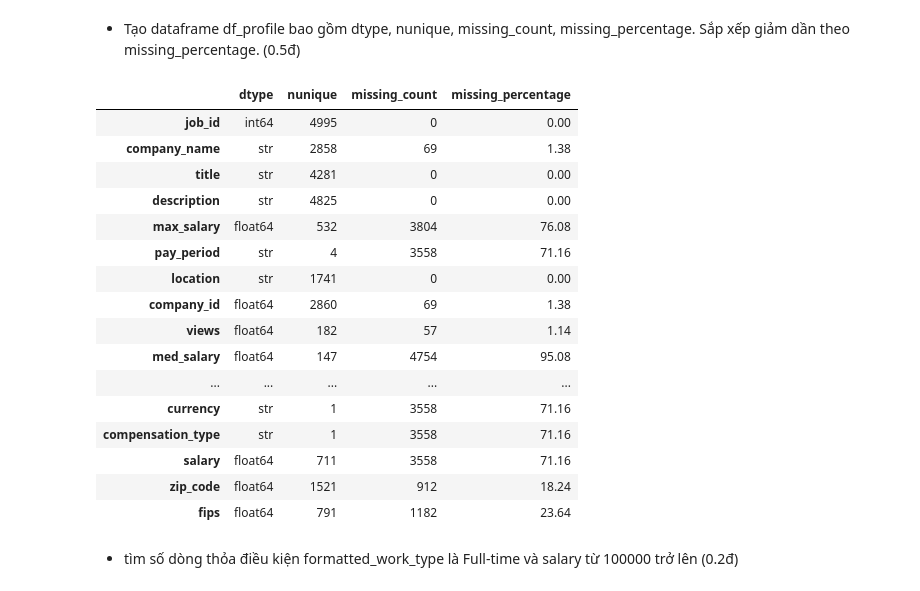
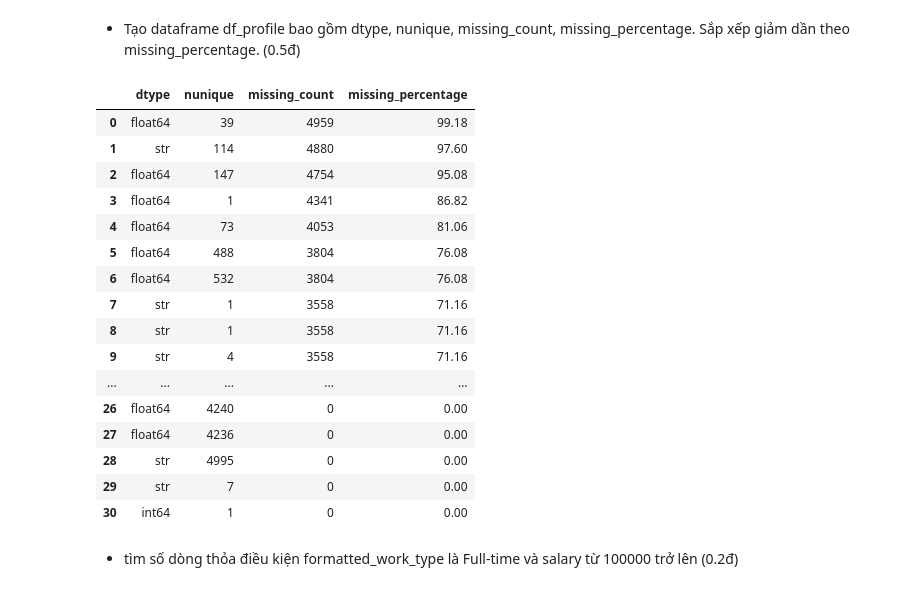
Before and after one commit to quoctuan0503/NguyenVuongQuocTuan_24740451_W5, a Jupyter notebook: STT_24738801_PhanChiThanh_37_2.ipynb, the cells around one changed output. Saved outputs shown, nothing was run; the diff lists cells and outputs as text; code cells hidden in the pictures.

```diff
--- a/STT_24738801_PhanChiThanh_37_2.ipynb
+++ b/STT_24738801_PhanChiThanh_37_2.ipynb
@@ -113,33 +113,34 @@ df.columns.tolist()
 # %%
 type =  df.dtypes
 nun = df.nunique()
 misscout = df.isnull().sum()
 missper =(df.isnull().sum() / len(df) )* 100
 df_profile = pd.DataFrame({
     'dtype': type,
     'nunique' : nun,
     'missing_count':misscout,
     'missing_percentage': missper
 })
+df_profile = (df_profile.sort_values(by='missing_percentage', ascending=False).reset_index(drop=True))
 df_profile
 # %% [output]
 |  | dtype | nunique | missing_count | missing_percentage |
-| job_id | int64 | 4995 | 0 | 0.00 |
-| company_name | str | 2858 | 69 | 1.38 |
-| title | str | 4281 | 0 | 0.00 |
-| description | str | 4825 | 0 | 0.00 |
-| max_salary | float64 | 532 | 3804 | 76.08 |
-| pay_period | str | 4 | 3558 | 71.16 |
-| location | str | 1741 | 0 | 0.00 |
-| company_id | float64 | 2860 | 69 | 1.38 |
-| views | float64 | 182 | 57 | 1.14 |
-| med_salary | float64 | 147 | 4754 | 95.08 |
+| 0 | float64 | 39 | 4959 | 99.18 |
+| 1 | str | 114 | 4880 | 97.60 |
+| 2 | float64 | 147 | 4754 | 95.08 |
+| 3 | float64 | 1 | 4341 | 86.82 |
+| 4 | float64 | 73 | 4053 | 81.06 |
+| 5 | float64 | 488 | 3804 | 76.08 |
+| 6 | float64 | 532 | 3804 | 76.08 |
+| 7 | str | 1 | 3558 | 71.16 |
+| 8 | str | 1 | 3558 | 71.16 |
+| 9 | str | 4 | 3558 | 71.16 |
 | ... | ... | ... | ... | ... |
-| currency | str | 1 | 3558 | 71.16 |
-| compensation_type | str | 1 | 3558 | 71.16 |
-| salary | float64 | 711 | 3558 | 71.16 |
-| zip_code | float64 | 1521 | 912 | 18.24 |
-| fips | float64 | 791 | 1182 | 23.64 |
+| 26 | float64 | 4240 | 0 | 0.00 |
+| 27 | float64 | 4236 | 0 | 0.00 |
+| 28 | str | 4995 | 0 | 0.00 |
+| 29 | str | 7 | 0 | 0.00 |
+| 30 | int64 | 1 | 0 | 0.00 |
 # %% [markdown]
 * tìm số dòng thỏa điều kiện formatted_work_type là Full-time và salary từ 100000 trở lên (0.2đ)
 # %%
```
Also changed, not shown: parts of 21 cells of this notebook.
